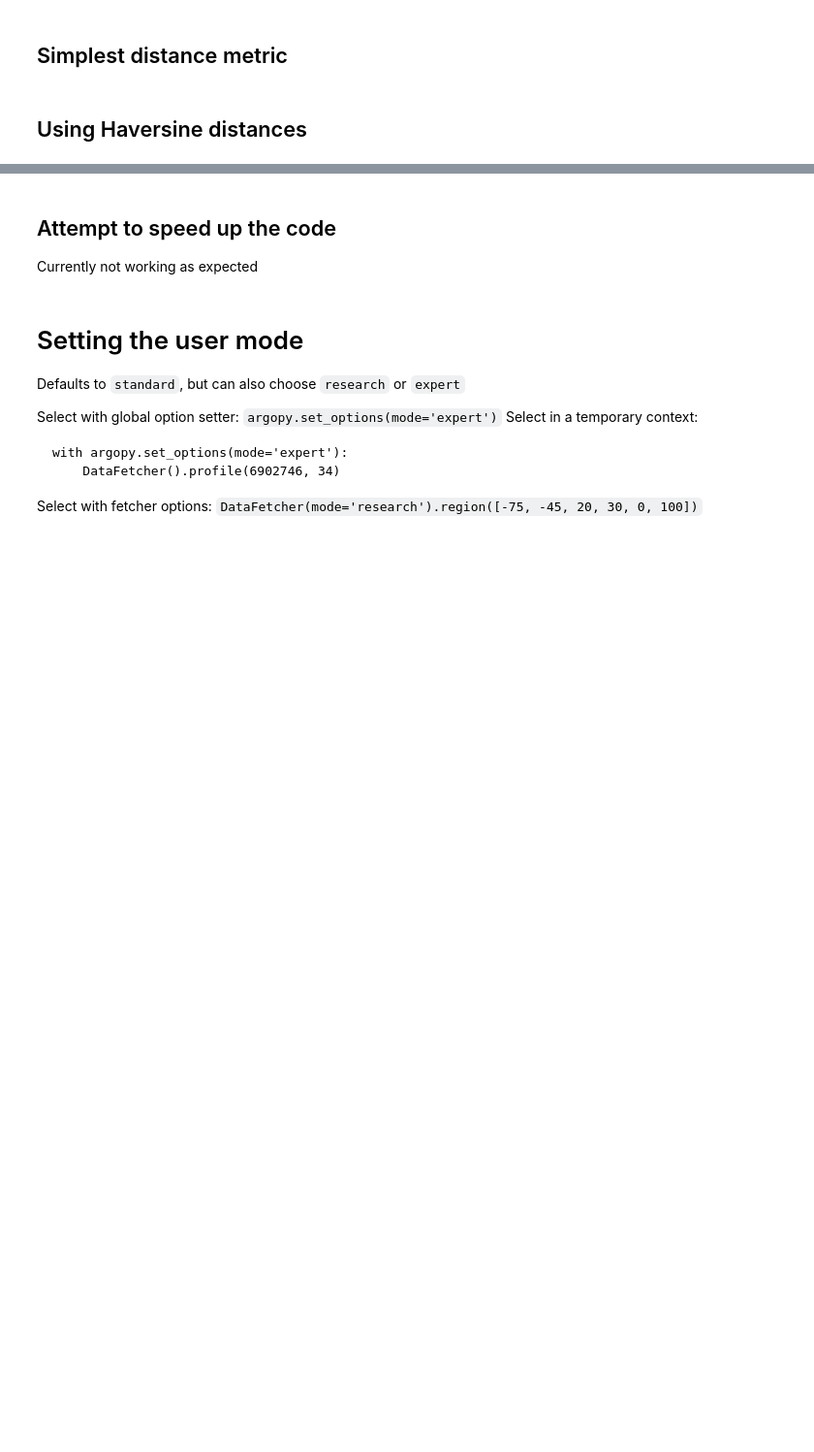
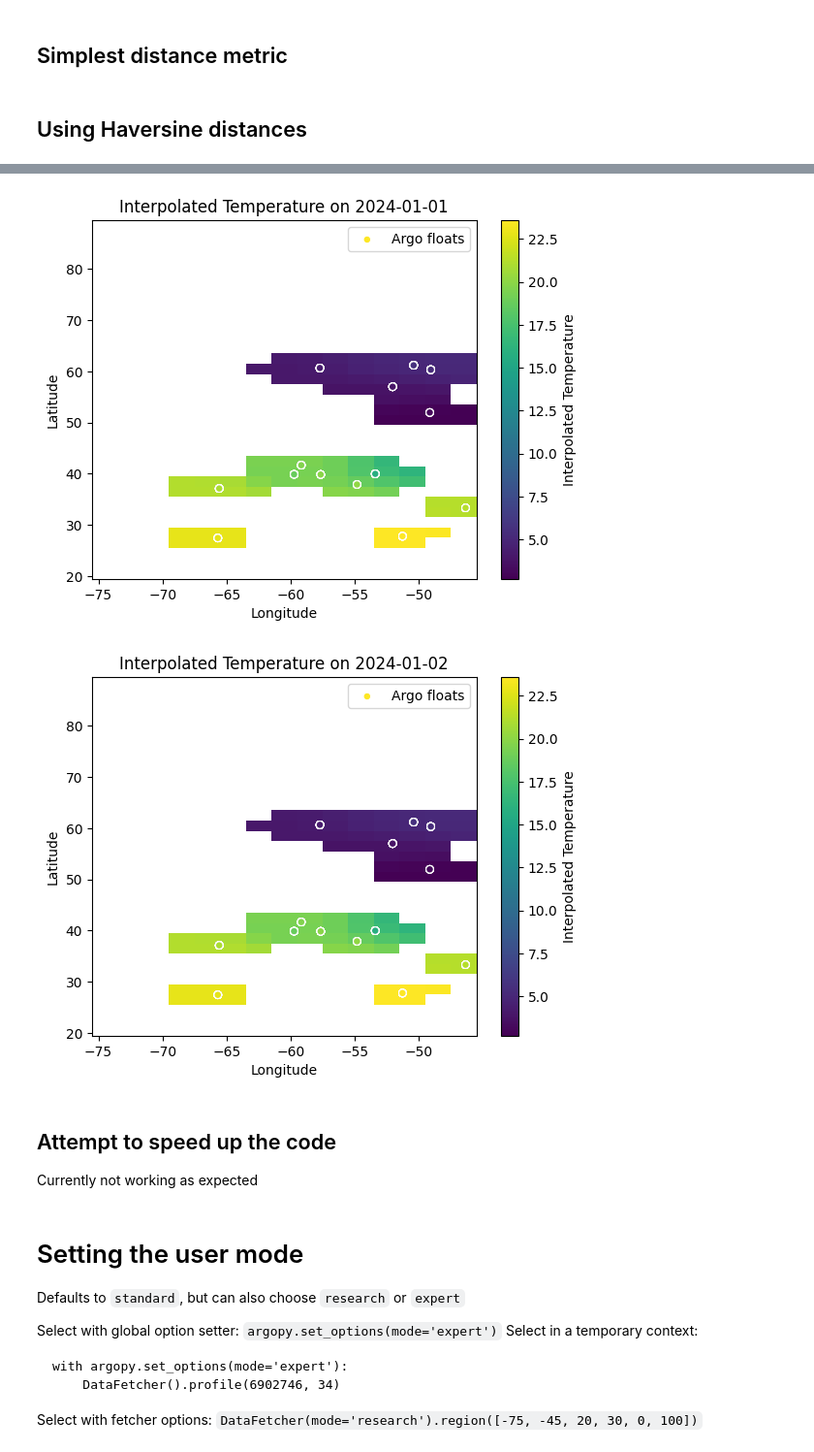
Before and after one commit to alan-turing-institute/ice-station-zebra, a Jupyter notebook: notebooks/ARGO_data_MC_realdata.ipynb, the cells around one changed output, grey strips where cells are left out. Shown at 97% size. Saved outputs shown, nothing was run; the diff lists cells and outputs as text; code cells hidden in the pictures; blank space fills up the shorter version.

Commit message:
:hammer: Add points on top and put max distance

```diff
--- a/notebooks/ARGO_data_MC_realdata.ipynb
+++ b/notebooks/ARGO_data_MC_realdata.ipynb
@@ -173,3 +175,34 @@ for t_idx, date in enumerate(times):
+# %%
+# After the haversine loop, mask grid cells too far from any float
+max_distance_km = 300  # only show cells within 300km of a real observation
+obs_repeated = obs_points * n_grid
+grid_tiled = [gp for gp in grid_points for _ in range(n_obs)]
+distances_km_all = haversine_vector(
+    obs_repeated, grid_tiled, unit=Unit.KILOMETERS
+).reshape(n_grid, n_obs)
+min_dist = distances_km_all.min(axis=1).reshape(len(lats), len(lons))
+
+for t_idx, date in enumerate(times):
+    # Apply mask
+    plot_data = temp_data[t_idx].copy()
+    plot_data[min_dist > max_distance_km] = np.nan
+
+    plt.figure()
+    plt.pcolormesh(lons, lats, plot_data, shading='auto', cmap='viridis')
+    plt.colorbar(label='Interpolated Temperature')
+
+    # Add point sources on top
+    plt.scatter(df['LONGITUDE'], df['LATITUDE'], c=df['TEMP'], cmap='viridis',
+            edgecolors='white', linewidths=0.8, s=30, zorder=5, label='Argo floats')
+    plt.legend()
+
+    plt.xlabel('Longitude')
+    plt.ylabel('Latitude')
+    plt.title(f'Interpolated Temperature on {date.strftime("%Y-%m-%d")}')
+    plt.show()
+# %% [output]
+[figure, added]
+[figure, added]
 # %% [markdown]
 ## Attempt to speed up the code
 Currently not working as expected
```
Also changed, not shown: parts of 2 cells of this notebook.
